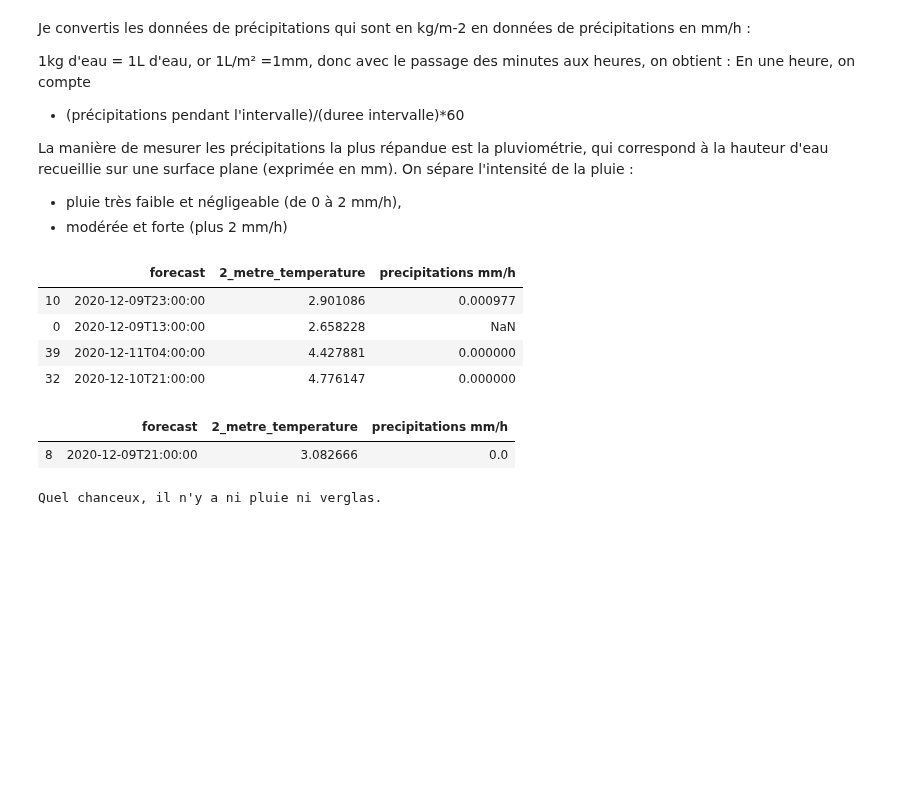
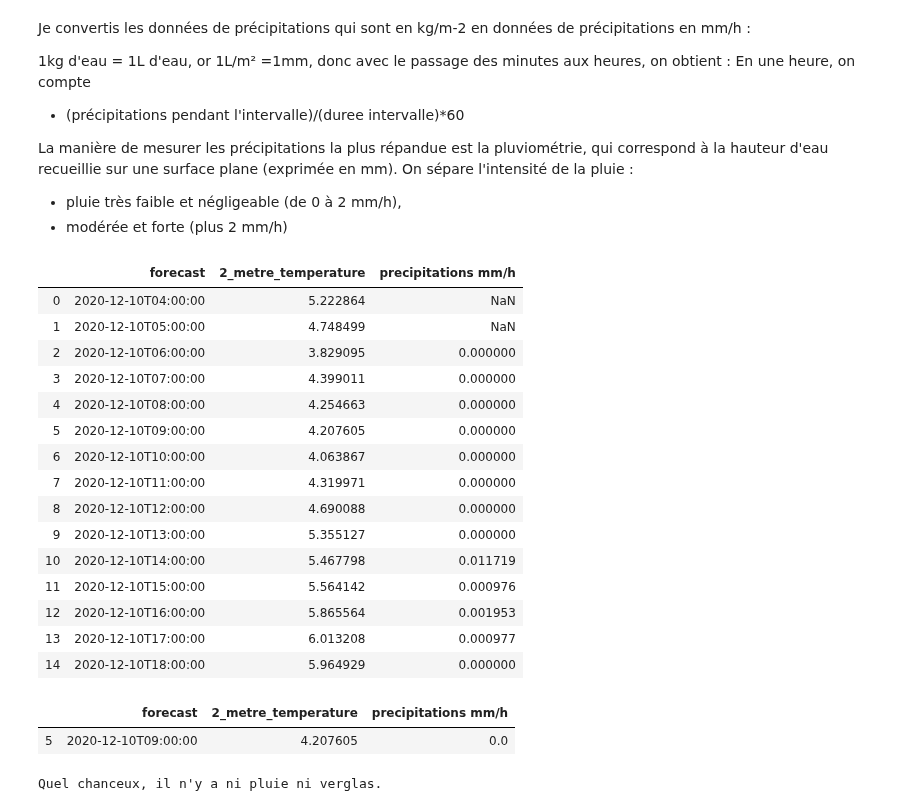
Before and after one commit to ImaneFa/Projet_Python, a Jupyter notebook: prolongement_meteo.ipynb, the cells around one changed output. Drawn from its saved outputs; the diff is of its cells as text; code cells hidden in the pictures; blank space fills up the shorter version.

```diff
--- a/prolongement_meteo.ipynb
+++ b/prolongement_meteo.ipynb
@@ -41,0 +33,3 @@ meteo_idf.head(5)
+# %%
+meteo_idf = meteo_idf[['timestamp', 'forecast', '2_metre_temperature', 'total_water_precipitation',  'geometry']]
+meteo_idf.head(10)
@@ -93,21 +128,32 @@ On sépare l'intensité de la pluie :
 # %%
 meteo_idf2["precipitations mm/h"] = ((meteo_idf2["diff_precipitation"])/(meteo_idf2["duree_intervalle"]))*60
 ##A vérifier
 meteo_idf3 = meteo_idf2[['forecast', '2_metre_temperature','precipitations mm/h']]
-meteo_idf3.sort_values('forecast').sample(4)
+meteo_idf3.sort_values('forecast').head(15)
 # %% [output]
 |  | forecast | 2_metre_temperature | precipitations mm/h |
-| 10 | 2020-12-09T23:00:00 | 2.901086 | 0.000977 |
-| 0 | 2020-12-09T13:00:00 | 2.658228 | NaN |
-| 39 | 2020-12-11T04:00:00 | 4.427881 | 0.000000 |
-| 32 | 2020-12-10T21:00:00 | 4.776147 | 0.000000 |
+| 0 | 2020-12-10T04:00:00 | 5.222864 | NaN |
+| 1 | 2020-12-10T05:00:00 | 4.748499 | NaN |
+| 2 | 2020-12-10T06:00:00 | 3.829095 | 0.000000 |
+| 3 | 2020-12-10T07:00:00 | 4.399011 | 0.000000 |
+| 4 | 2020-12-10T08:00:00 | 4.254663 | 0.000000 |
+| 5 | 2020-12-10T09:00:00 | 4.207605 | 0.000000 |
+| 6 | 2020-12-10T10:00:00 | 4.063867 | 0.000000 |
+| 7 | 2020-12-10T11:00:00 | 4.319971 | 0.000000 |
+| 8 | 2020-12-10T12:00:00 | 4.690088 | 0.000000 |
+| 9 | 2020-12-10T13:00:00 | 5.355127 | 0.000000 |
+| 10 | 2020-12-10T14:00:00 | 5.467798 | 0.011719 |
+| 11 | 2020-12-10T15:00:00 | 5.564142 | 0.000976 |
+| 12 | 2020-12-10T16:00:00 | 5.865564 | 0.001953 |
+| 13 | 2020-12-10T17:00:00 | 6.013208 | 0.000977 |
+| 14 | 2020-12-10T18:00:00 | 5.964929 | 0.000000 |
 # %%
 meteo_idf_temps_reel = meteo_idf2.loc[meteo_idf2['forecast'] <= DateTime][['forecast', '2_metre_temperature', 'precipitations mm/h' ]].sort_values('forecast').tail(1)
 # On fait en rognant l'heure et non en approximant => voir si améliorable ou pas
 meteo_idf_temps_reel
 # %% [output]
 |  | forecast | 2_metre_temperature | precipitations mm/h |
-| 8 | 2020-12-09T21:00:00 | 3.082666 | 0.0 |
+| 5 | 2020-12-10T09:00:00 | 4.207605 | 0.0 |
 # %%
 if meteo_idf_temps_reel['precipitations mm/h'].item()> 2.000 and (meteo_idf_temps_reel['2_metre_temperature'].item() > -1 or meteo_idf_temps_reel['2_metre_temperature'].item()) < 1:
     print('Attention il pleut et il y a peut-être du verglas sur la chaussée.')
```
Also changed, not shown: parts of 9 cells of this notebook.
